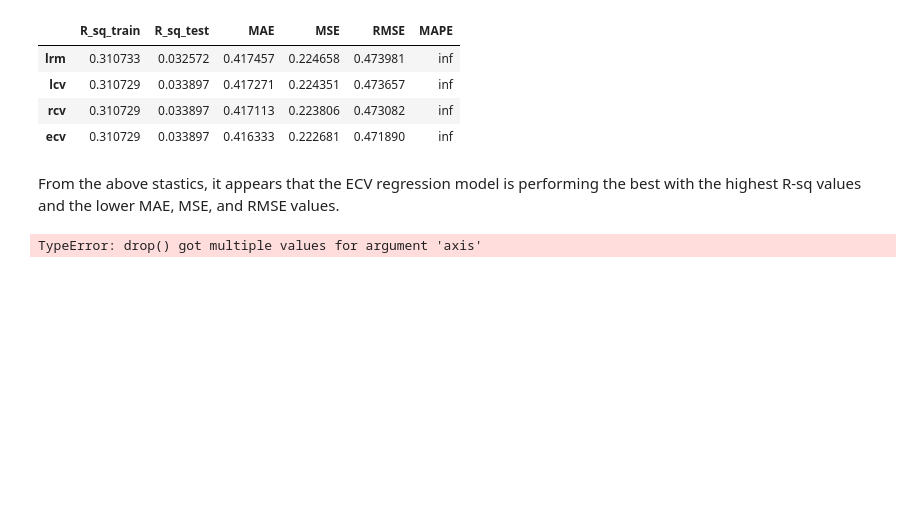
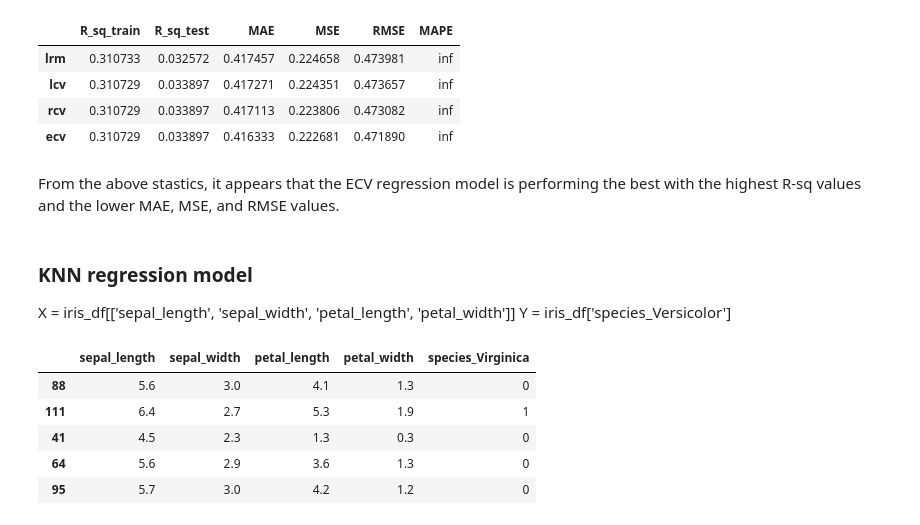
Before and after one commit to kathieking/Thinkful, a Jupyter notebook: check20_5_challenge.ipynb, the cells around one changed output. Cells and saved outputs as stored; diff of their text form; code cells hidden in the pictures; blank space fills up the shorter version.

```diff
--- a/check20_5_challenge.ipynb
+++ b/check20_5_challenge.ipynb
@@ -290,6 +285,10 @@ From the above stastics, it appears that the ECV regression model is performing
+# %% [markdown]
+### KNN regression model
+X = iris_df[['sepal_length', 'sepal_width', 'petal_length',
+             'petal_width']]
+Y = iris_df['species_Versicolor']
 # %%
 from sklearn.model_selection import train_test_split
-knn = neighbors.KNeighborsRegressor(n_neighbors=10)
 
 
 X = iris_df[['sepal_length', 'sepal_width', 'petal_length',
@@ -299,10 +298,10 @@ Y = iris_df['species_Versicolor']
 
 train , test = train_test_split(iris_df, test_size = 0.3)
 
-x_train = train.drop('species_Versicolor', 'species_Virginica', axis=1)
+x_train = train.drop('species_Versicolor', axis=1)
+x_train = x_train.drop('species', axis = 1)
 y_train = train['species_Versicolor']
 
-x_test = test.drop('species_Versicolor', 'species_Virginica', axis=1)
+x_test = test.drop('species_Versicolor', axis=1)
+x_test = x_test.drop('species', axis = 1)
 y_test = test['species_Versicolor']
-# %% [output]
-TypeError: drop() got multiple values for argument 'axis'
@@ -311,27 +307,0 @@ TypeError: drop() got multiple values for argument 'axis'
-# %%
-train , test = train_test_split(iris_df, test_size = 0.3)
-
-x_train = train[X]
-y_train = train[Y]
-
-x_test = test[X]
-y_test = test[Y]
-
-
-
-
-knn.fit(X, Y)
-
-
-
-# Set up our prediction line.
-T = np.arange(0, 50, 0.1)[:, np.newaxis]
-
-# Trailing underscores are a common convention for a prediction.
-Y_ = knn.predict(T)
-
-plt.scatter(X, Y, c='k', label='data')
-plt.plot(T, Y_, c='g', label='prediction')
-plt.legend()
-plt.title('K=10, Unweighted')
-plt.show()
@@ -344,0 +308,9 @@ for train_index, test_index in kf.split(X,y):
+# %%
+x_train.head()
+# %% [output]
+|  | sepal_length | sepal_width | petal_length | petal_width | species_Virginica |
+| 88 | 5.6 | 3.0 | 4.1 | 1.3 | 0 |
+| 111 | 6.4 | 2.7 | 5.3 | 1.9 | 1 |
+| 41 | 4.5 | 2.3 | 1.3 | 0.3 | 0 |
+| 64 | 5.6 | 2.9 | 3.6 | 1.3 | 0 |
+| 95 | 5.7 | 3.0 | 4.2 | 1.2 | 0 |
```
Also changed, not shown: parts of 14 cells of this notebook.
